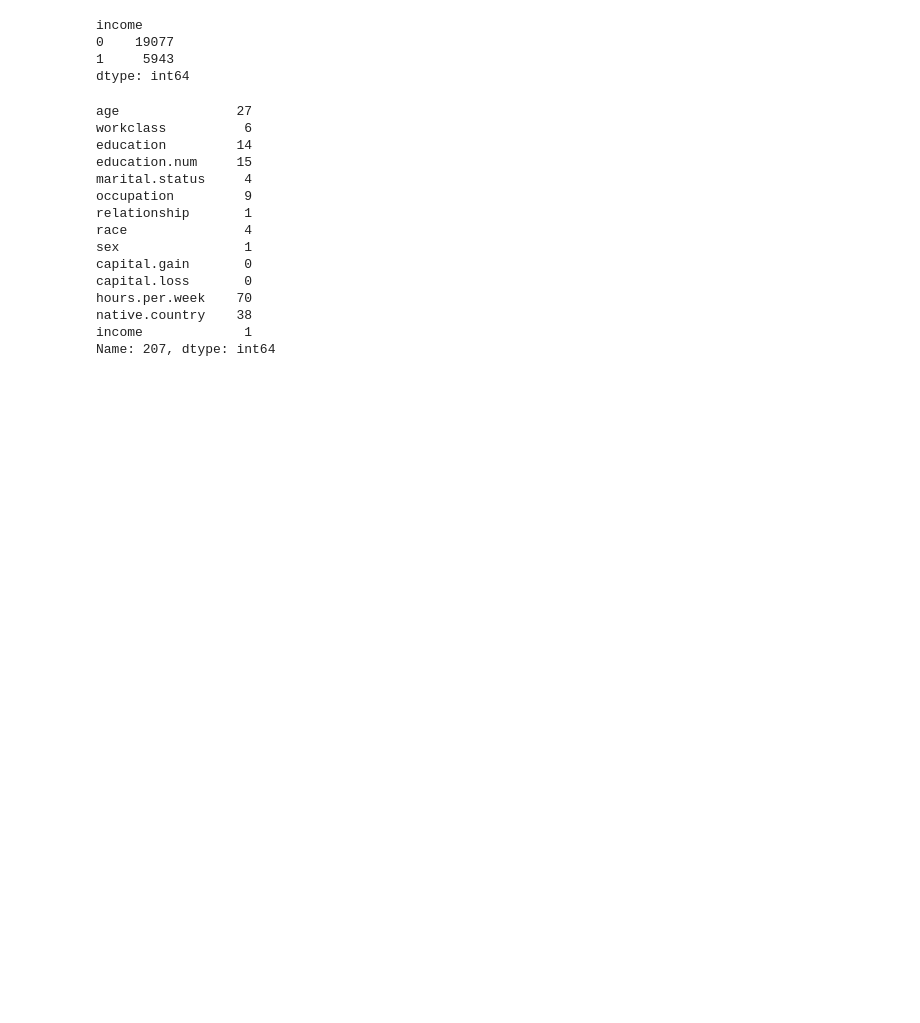
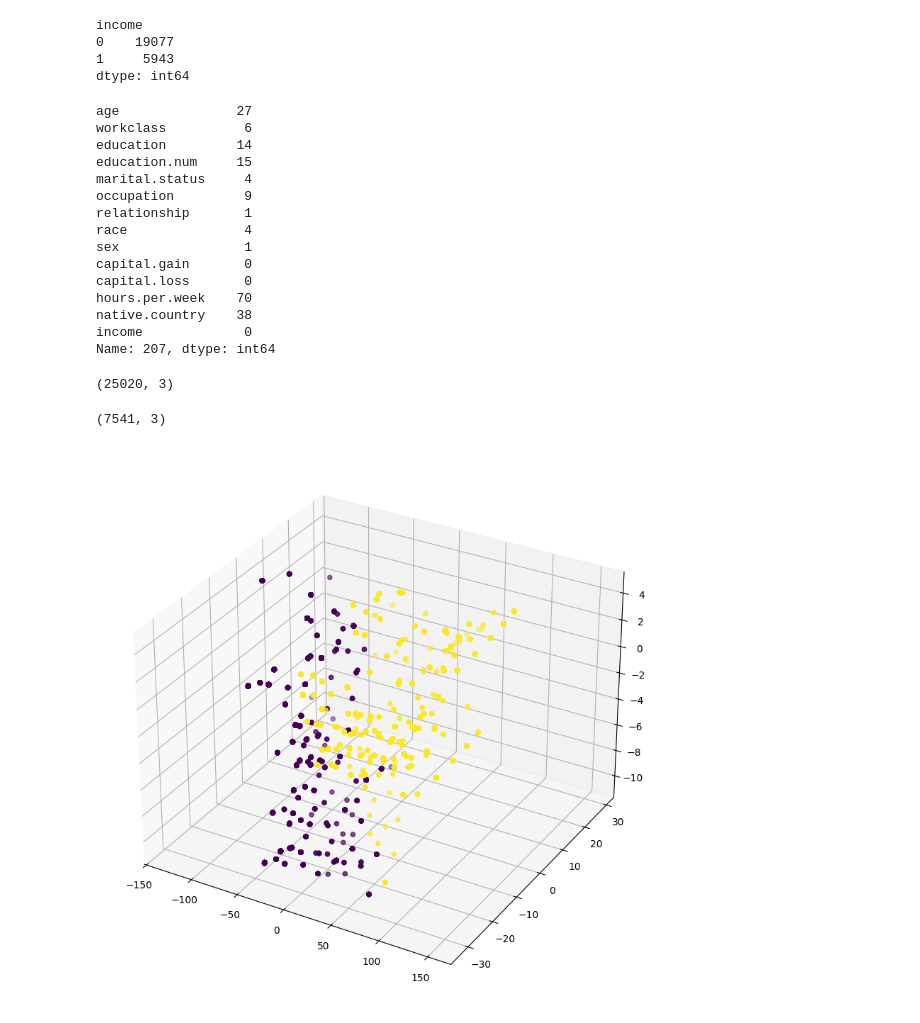
Before and after one commit to Skkuhodomo/DScover-adult-income-prediction, a Jupyter notebook: tabnet_encoding.ipynb, the cells around one changed output. Drawn from its saved outputs; the diff is of its cells as text; code cells hidden in the pictures; blank space fills up the shorter version.

```diff
--- a/tabnet_encoding.ipynb
+++ b/tabnet_encoding.ipynb
@@ -12,8 +12,8 @@ from pytorch_tabnet.pretraining import TabNetPretrainer
 from pytorch_tabnet.tab_model import TabNetClassifier
 import torch
 # %%
-train = pd.read_csv('../data/train.csv')
-test = pd.read_csv('../data/test.csv')
+train = pd.read_csv('./data/train.csv')
+test = pd.read_csv('./data/test.csv')
 
 # fnlwgt열 삭제
 train = train.drop(['fnlwgt'], axis=1)
@@ -400,5 +400,41 @@ capital.gain       0
 capital.loss       0
 hours.per.week    70
 native.country    38
-income             1
+income             0
 Name: 207, dtype: int64
+# %%
+#PCA (2차원으로 축소 후 클러스터링)
+from sklearn.decomposition import PCA
+
+pca = PCA(n_components=3)
+pca.fit(embeddings)
+pca_embeddings = pca.transform(embeddings)
+pca_embeddings.shape
+# %% [output]
+(25020, 3)
+# %%
+# test_embedding도 pca 적용
+pca_embeddings_test = pca.transform(embeddings_test)
+pca_embeddings_test.shape
+# %% [output]
+(7541, 3)
+# %%
+# GMM 3d 클러스터링
+
+from sklearn.mixture import GaussianMixture
+import matplotlib.pyplot as plt
+
+gmm = GaussianMixture(n_components=2, random_state=42)
+gmm.fit(pca_embeddings)
+cluster = gmm.predict(pca_embeddings)
+
+fig = plt.figure(figsize=(10, 10))
+ax = fig.add_subplot(111, projection='3d')
+ax.scatter(pca_embeddings[:, 0], pca_embeddings[:, 1], pca_embeddings[:, 2], c=cluster)
+
+
+
+# 3d 파일 ./data에 저장
+plt.savefig('./data/3d.png')
+# %% [output]
+[figure, added]
```
Also changed, not shown: parts of 16 cells of this notebook, 6 other files.
